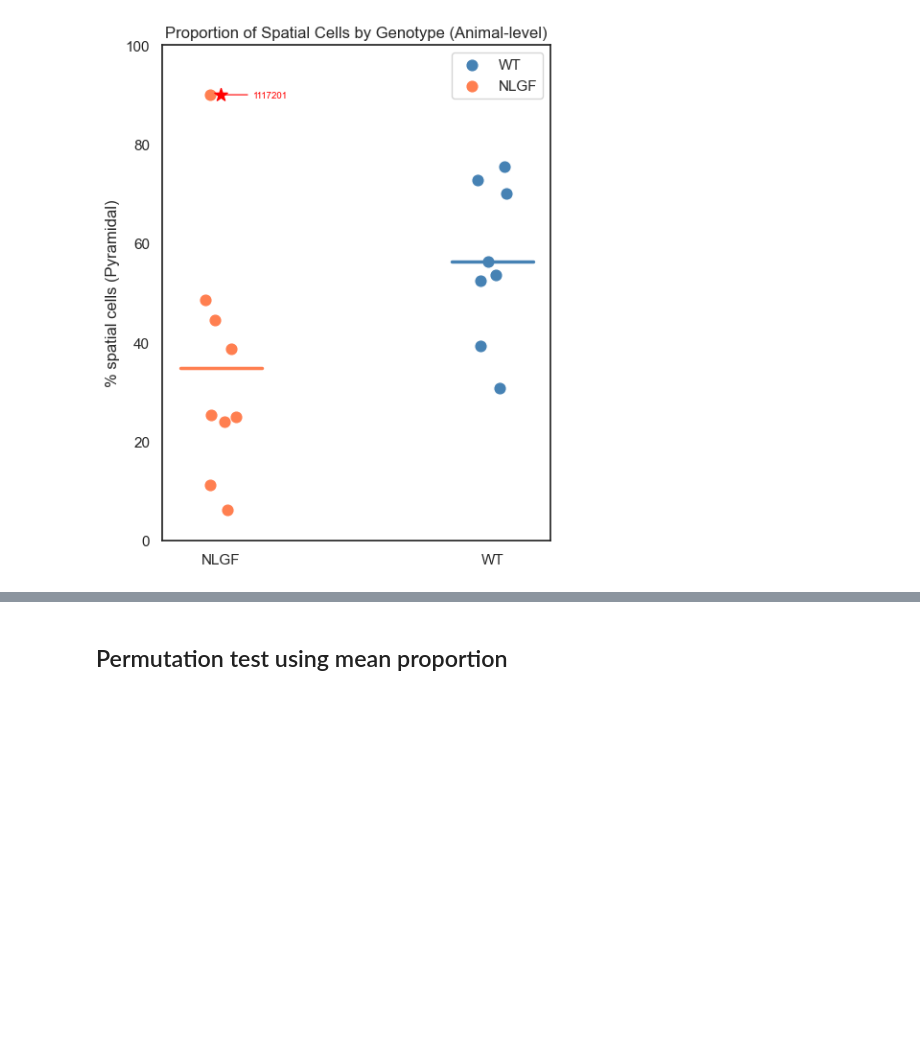
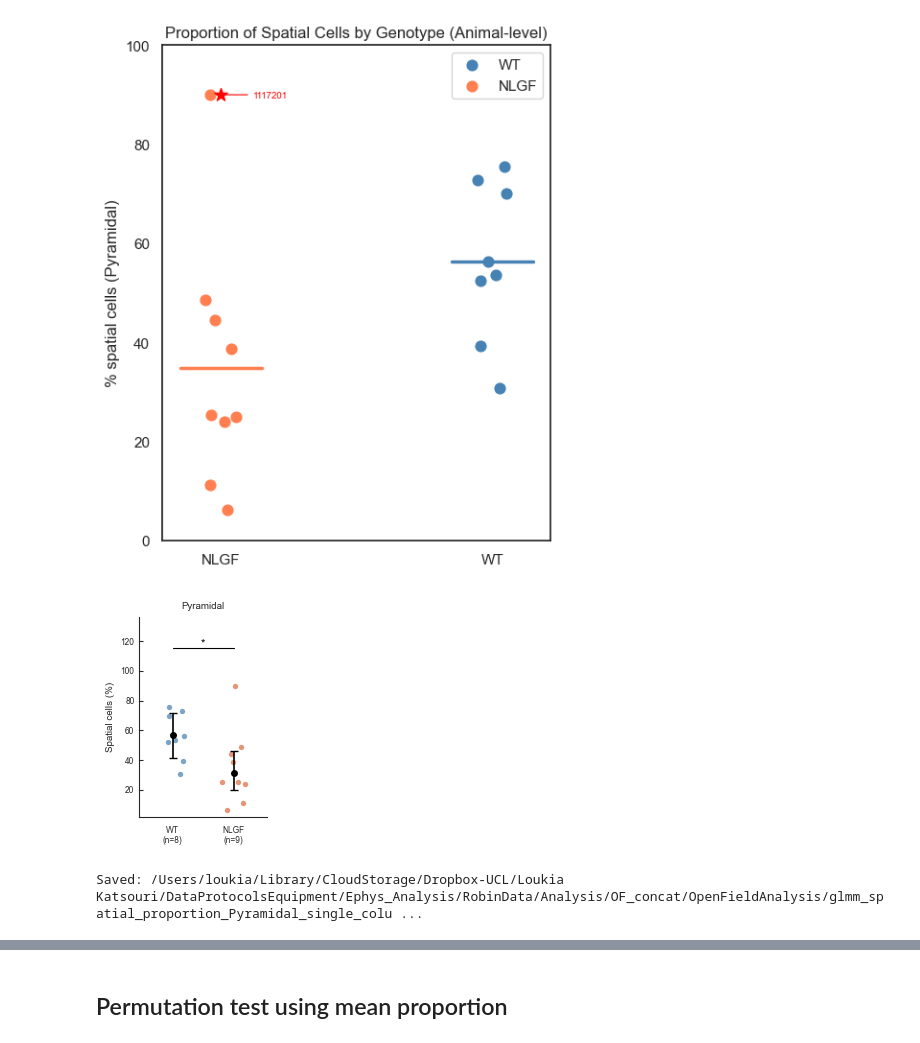
Before and after one commit to lkatsouri/NLGF_ephys_AXONA_data, a Jupyter notebook: ephys_openField_analysis.ipynb, the cells around one changed output, grey strips where cells are left out. Drawn from its saved outputs; the diff is of its cells as text; code cells hidden in the pictures; blank space fills up the shorter version.

Commit message:
Fixed % of spatial cells and behavioural results as well as 3D plots for pyr/interneuron recorded number

```diff
--- a/ephys_openField_analysis.ipynb
+++ b/ephys_openField_analysis.ipynb
@@ -871,6 +871,7 @@ from rpy2.robjects.conversion import localconverter
 from rpy2.robjects.packages import importr
 
 glmmTMB = importr('glmmTMB')
+emmeans = importr('emmeans')
 base    = importr('base')
 
 def run_spatial_glmm(df, cell_type):
@@ -909,6 +910,15 @@ def run_spatial_glmm(df, cell_type):
     re_var = ro.r('as.numeric(VarCorr(m)$cond$mouse_name)')[0]
     aic    = ro.r('AIC(m)')[0]
 
+    # GLMM-predicted probability per genotype, back-transformed with 95% CI
+    ro.r('emm <- emmeans::emmeans(m, ~ Genotype, type = "response")')
+    with localconverter(ro.default_converter + pandas2ri.converter):
+        emm_df = ro.conversion.rpy2py(ro.r('as.data.frame(emm)'))
+    emm_df = emm_df.rename(columns={
+        'asymp.LCL': 'ci_low',
+        'asymp.UCL': 'ci_high',
+    }).set_index('Genotype')
+
     print(f"\n{'='*60}")
     print(f"Cell type: {cell_type}")
     print(f"N cells: {len(sub)}, N mice: {sub['mouse_name'].nunique()}")
@@ -929,12 +939,12 @@ def run_spatial_glmm(df, cell_type):
         print(f"  Odds ratio:          {OR:.4f}")
         print(f"  p-value:             {pval:.4f}  {stars}")
 
-    return fe_df, float(re_var), aic
+    return fe_df, float(re_var), aic, emm_df
 
 results = {}
 for ct in ['Pyramidal', 'Interneuron']:
-    fe, re_var, aic = run_spatial_glmm(df_open_field, ct)
-    results[ct] = {'fixed_effects': fe, 're_variance': re_var, 'aic': aic}
+    fe, re_var, aic, emm_df = run_spatial_glmm(df_open_field, ct)
+    results[ct] = {'fixed_effects': fe, 're_variance': re_var, 'aic': aic, 'emm': emm_df}
 
 rows = []
 for ct, res in results.items():
@@ -1273,7 +1054,6 @@ with significance from the GLMM results indicated on the plot.
 """
 
 import os
-import warnings
 import numpy as np
 import pandas as pd
 import matplotlib as mpl
@@ -1285,12 +1065,12 @@ mpl.rcParams.update({
     "ps.fonttype": 42,
     "font.family": "Arial",
     "axes.grid": False,
-    "font.size": 8,
-    "axes.labelsize": 8,
-    "axes.titlesize": 8,
-    "xtick.labelsize": 7,
-    "ytick.labelsize": 7,
-    "legend.fontsize": 7,
+    "font.size": 7,
+    "axes.labelsize": 7,
+    "axes.titlesize": 7,
+    "xtick.labelsize": 6,
+    "ytick.labelsize": 6,
+    "legend.fontsize": 6,
     "axes.linewidth": 0.8,
     "xtick.major.width": 0.8,
     "ytick.major.width": 0.8,
@@ -1339,7 +1119,7 @@ def _glmm_stars(cell_type):
     return _pstars(p_val), p_val
 
 # ─── Plots ────────────────────────────────────────────────────────────────────
-for plot_type in ("violin", "box"):
+for plot_type in ("glmm", "box"):
     for ct in cts_plot:
 
         fig, ax = plt.subplots(figsize=(1.65, 2.6))
@@ -1351,29 +1131,21 @@ for plot_type in ("violin", "box"):
             for g in genos_ct
         }
 
-        # ── Violin ───────────────────────────────────────────────────────────
-        if plot_type == "violin":
-            if all(len(vals[g]) >= 3 for g in genos_ct):
-                with warnings.catch_warnings():
-                    warnings.simplefilter("ignore")
-                    parts = ax.violinplot(
-                        [vals[g] for g in genos_ct],
-                        positions=list(range(len(genos_ct))),
-                        showmedians=False, showextrema=False, widths=0.8,
-                    )
-                for i_v, pc in enumerate(parts["bodies"]):
-                    pc.set_facecolor(GENO_COLORS.get(genos_ct[i_v], "#aaaaaa"))
-                    pc.set_alpha(0.45)
-                    pc.set_edgecolor("none")
-
+        # ── Individual data + GLMM predicted probability ± 95% CI ────────────
+        if plot_type == "glmm":
+            emm = results.get(ct, {}).get("emm", None)
             for xi, g in enumerate(genos_ct):
-                q1  = np.nanpercentile(vals[g], 25)
-                med = np.nanmedian(vals[g])
-                q3  = np.nanpercentile(vals[g], 75)
-                ax.hlines([q1, q3], xi - 0.16, xi + 0.16,
-                          colors="black", linewidth=0.8, zorder=7)
-                ax.hlines(med, xi - 0.24, xi + 0.24,
-                          colors="black", linewidth=1.6, zorder=6)
+                if emm is None or g not in emm.index:
+                    continue
+                prob  = emm.loc[g, "prob"] * 100
+                ci_lo = emm.loc[g, "ci_low"] * 100
+                ci_hi = emm.loc[g, "ci_high"] * 100
+                ax.errorbar(
+                    xi, prob,
+                    yerr=[[prob - ci_lo], [ci_hi - prob]],
+                    fmt="o", color="black", markersize=4,
+                    elinewidth=1.2, capsize=3, zorder=7,
+                )
 
         # ── Box ──────────────────────────────────────────────────────────────
         else:
@@ -1383,10 +1155,10 @@ for plot_type in ("violin", "box"):
                     patch_artist=True, manage_ticks=False,
                     showfliers=False,
                     boxprops=dict(facecolor=GENO_COLORS.get(g, "#aaaaaa"),
-                                  alpha=0.55, linewidth=0.8),
-                    medianprops=dict(color="black", linewidth=1.0),
-                    whiskerprops=dict(linewidth=0.8),
-                    capprops=dict(linewidth=0.8),
+                                  alpha=0.55, linewidth=0.5),
+                    medianprops=dict(color="black", linewidth=0.5),
+                    whiskerprops=dict(linewidth=0.5),
+                    capprops=dict(linewidth=0.5),
                 )
                 bp_parts["medians"][0].set_zorder(8)
 
@@ -1397,7 +1169,7 @@ for plot_type in ("violin", "box"):
                 xi + jitter, vals[g],
                 color=GENO_COLORS.get(g, "#aaaaaa"),
                 s=15, alpha=0.8,
-                zorder=5 if plot_type == "violin" else 4,
+                zorder=5 if plot_type == "glmm" else 4,
                 linewidths=0,
             )
 
@@ -1411,30 +1183,33 @@ for plot_type in ("violin", "box"):
                 bar_y   = y_top + 0.30 * y_range
                 tip_y   = bar_y - 0.0  * y_range
                 y_lo, y_hi = ax.get_ylim()
                 ax.set_ylim(y_lo, max(y_hi, bar_y + 0.25 * y_range))
                 x0, x1 = 0, len(genos_ct) - 1
                 ax.plot([x0, x0, x1, x1], [tip_y, bar_y, bar_y, tip_y],
                         color="black", linewidth=0.8, zorder=10)
                 ax.text((x0 + x1) / 2, bar_y, stars,
                         ha="center", va="bottom", fontsize=8,
                         fontweight="normal", color="black", zorder=10)
 
         # ── Axis styling ──────────────────────────────────────────────────────
         ax.set_xticks(list(range(len(genos_ct))))
         ax.set_xticklabels([f"{g}\n(n={len(vals[g])})" for g in genos_ct])
         ax.set_xlim(-0.55, len(genos_ct) - 0.45)
         ax.set_ylabel("Spatial cells (%)")
         ax.set_title(ct)
         ax.spines["top"].set_visible(False)
         ax.spines["right"].set_visible(False)
         ax.tick_params(axis="x", width=0.8, length=3)
         ax.tick_params(axis="y", width=0.8, length=3, direction="in")
 
         plt.tight_layout(pad=0.2, rect=[0, 0, 1, 0.95])
 
         fname = f"{plot_type}_spatial_proportion_{ct.replace(' ', '_')}_single_column.pdf"
         out_path = os.path.join(OPEN_FIELD_OUTDIR, fname)
         fig.savefig(out_path)
         plt.show()
         plt.close(fig)
         print(f"Saved: {out_path}")
+# %% [output]
+[figure, added]
+Saved: /Users/loukia/Library/CloudStorage/Dropbox-UCL/Loukia Katsouri/DataProtocolsEquipment/Ephys_Analysis/RobinData/Analysis/OF_concat/OpenFieldAnalysis/glmm_spatial_proportion_Pyramidal_single_colu ...
```
Also changed, not shown: parts of 19 cells of this notebook, 1 other file.
